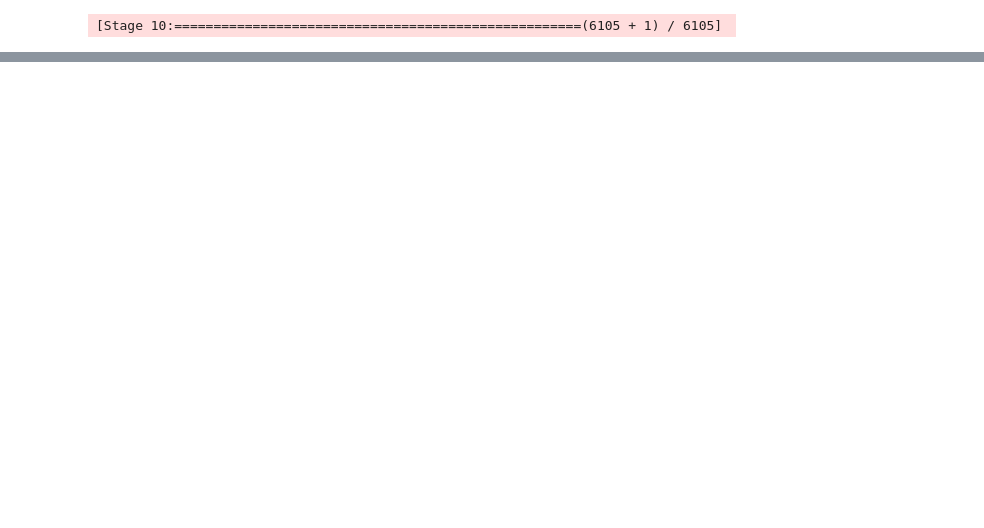
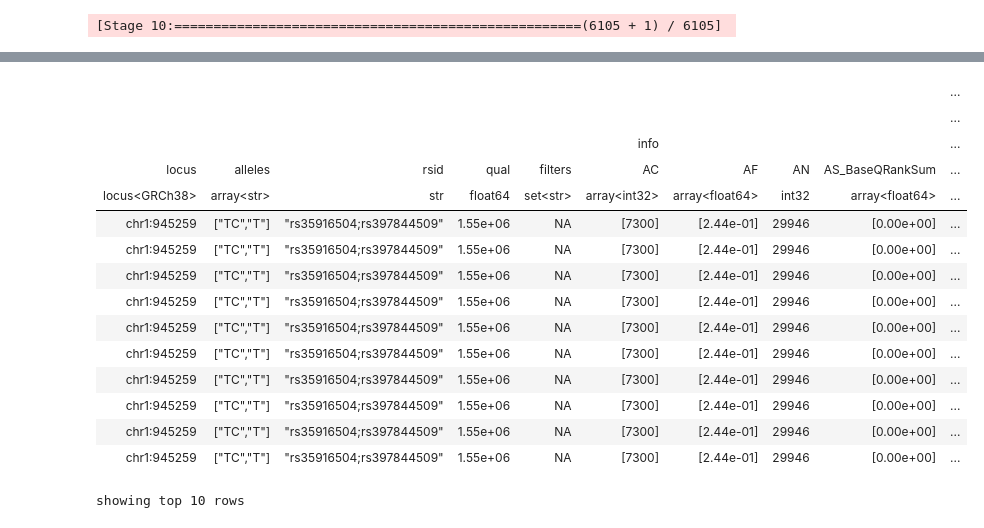
Before and after one commit to wtsi-hgi/wes-qc, a Jupyter notebook: jupyter_notebooks/variant_qc/indel_analysis.ipynb, the cells around one changed output, grey strips where cells are left out. Cells and saved outputs as stored; diff of their text form; code cells hidden in the pictures; blank space fills up the shorter version.

Commit message:
rare and common dels

```diff
--- a/jupyter_notebooks/variant_qc/indel_analysis.ipynb
+++ b/jupyter_notebooks/variant_qc/indel_analysis.ipynb
@@ -103,3 +105,6 @@ show(p)
 [interactive output not drawn]
 [interactive output not drawn]
 [Stage 10:====================================================(6105 + 1) / 6105]
+# %%
+#look at common/rare indels per person - annotate with MAF from gnomad (split multi first)
+sangermt = hl.split_multi_hts(sangermt)
@@ -105,0 +113,6 @@ show(p)
+# %%
+#load gnomad data
+resourcedir = lustre_dir + "resources/"
+gnomadfile = resourcedir + "gnomad_v3-0_AF.ht"
+gnomad_ht = hl.read_table(gnomadfile)
+gnomad_ht.show()
@@ -105,0 +134,3 @@ show(p)
+# %%
+#annotate with gnomad
+sangermt = sangermt.annotate_rows(gnomad_maf=gnomad_ht[sangermt.row_key].maf)
@@ -105,0 +158,4 @@ show(p)
+# %%
+#filter to common and rare
+sangermt_common = sangermt.filter_rows(sangermt.gnomad_maf > 0.05)
+sangermt_common.count()
@@ -105,0 +190,21 @@ show(p)
+# %%
+#run sample QC on broad and sanger common and rare indel sets. Hopefully this will over-write previous sample QC columns
+sangermt_common = hl.sample_qc(sangermt_common)
+sangermt_common.entries().show()
+# %% [output]
+|  |  |  |  |  |  |  |  |  | ... |
+|  |  |  |  |  |  |  |  |  | ... |
+|  |  |  |  |  | info |  |  |  | ... |
+| locus | alleles | rsid | qual | filters | AC | AF | AN | AS_BaseQRankSum | ... |
+| locus<GRCh38> | array<str> | str | float64 | set<str> | array<int32> | array<float64> | int32 | array<float64> | ... |
+| chr1:945259 | ["TC","T"] | "rs35916504;rs397844509" | 1.55e+06 | NA | [7300] | [2.44e-01] | 29946 | [0.00e+00] | ... |
+| chr1:945259 | ["TC","T"] | "rs35916504;rs397844509" | 1.55e+06 | NA | [7300] | [2.44e-01] | 29946 | [0.00e+00] | ... |
+| chr1:945259 | ["TC","T"] | "rs35916504;rs397844509" | 1.55e+06 | NA | [7300] | [2.44e-01] | 29946 | [0.00e+00] | ... |
+| chr1:945259 | ["TC","T"] | "rs35916504;rs397844509" | 1.55e+06 | NA | [7300] | [2.44e-01] | 29946 | [0.00e+00] | ... |
+| chr1:945259 | ["TC","T"] | "rs35916504;rs397844509" | 1.55e+06 | NA | [7300] | [2.44e-01] | 29946 | [0.00e+00] | ... |
+| chr1:945259 | ["TC","T"] | "rs35916504;rs397844509" | 1.55e+06 | NA | [7300] | [2.44e-01] | 29946 | [0.00e+00] | ... |
+| chr1:945259 | ["TC","T"] | "rs35916504;rs397844509" | 1.55e+06 | NA | [7300] | [2.44e-01] | 29946 | [0.00e+00] | ... |
+| chr1:945259 | ["TC","T"] | "rs35916504;rs397844509" | 1.55e+06 | NA | [7300] | [2.44e-01] | 29946 | [0.00e+00] | ... |
+| chr1:945259 | ["TC","T"] | "rs35916504;rs397844509" | 1.55e+06 | NA | [7300] | [2.44e-01] | 29946 | [0.00e+00] | ... |
+| chr1:945259 | ["TC","T"] | "rs35916504;rs397844509" | 1.55e+06 | NA | [7300] | [2.44e-01] | 29946 | [0.00e+00] | ... |
+showing top 10 rows
```
Also changed, not shown: parts of 20 cells of this notebook.
